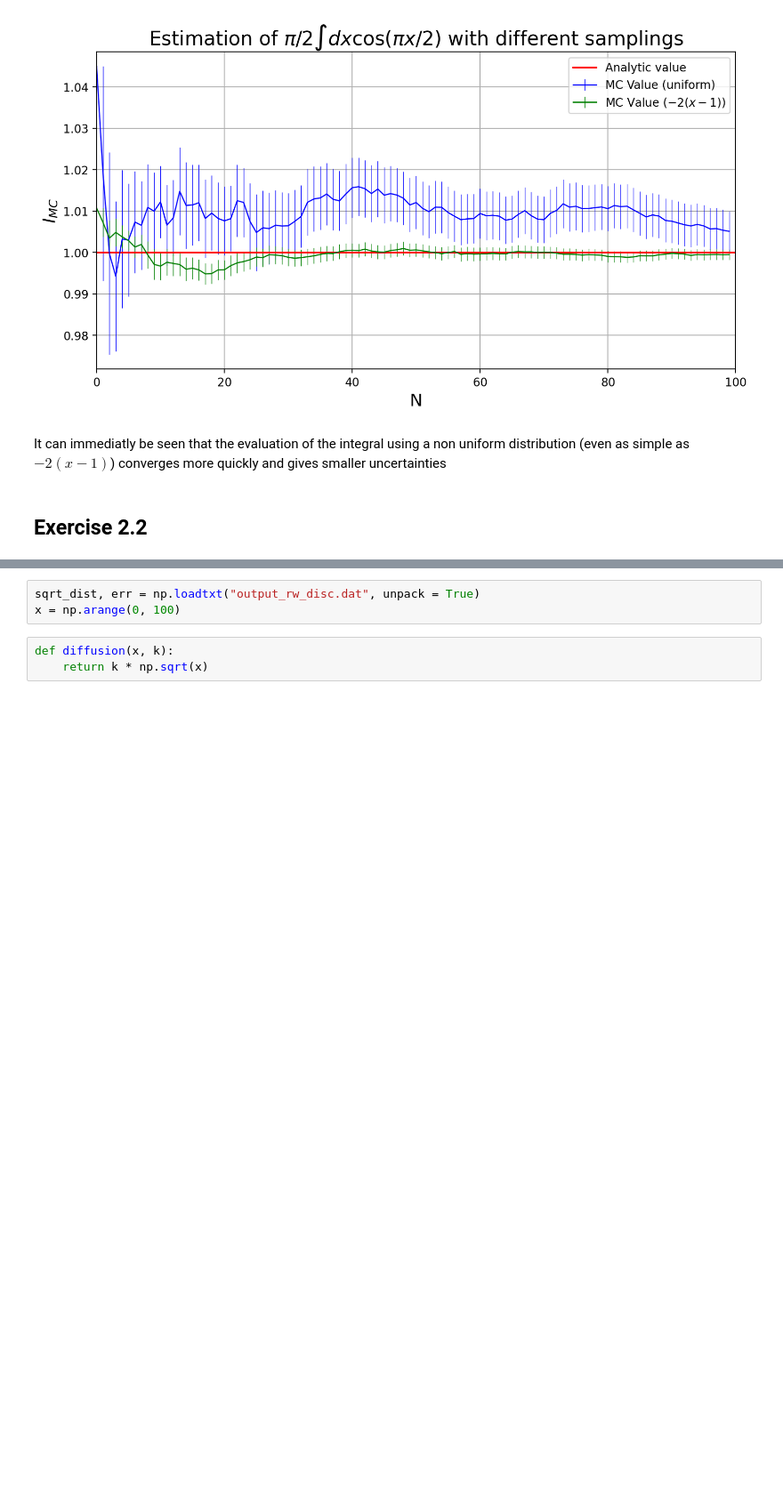
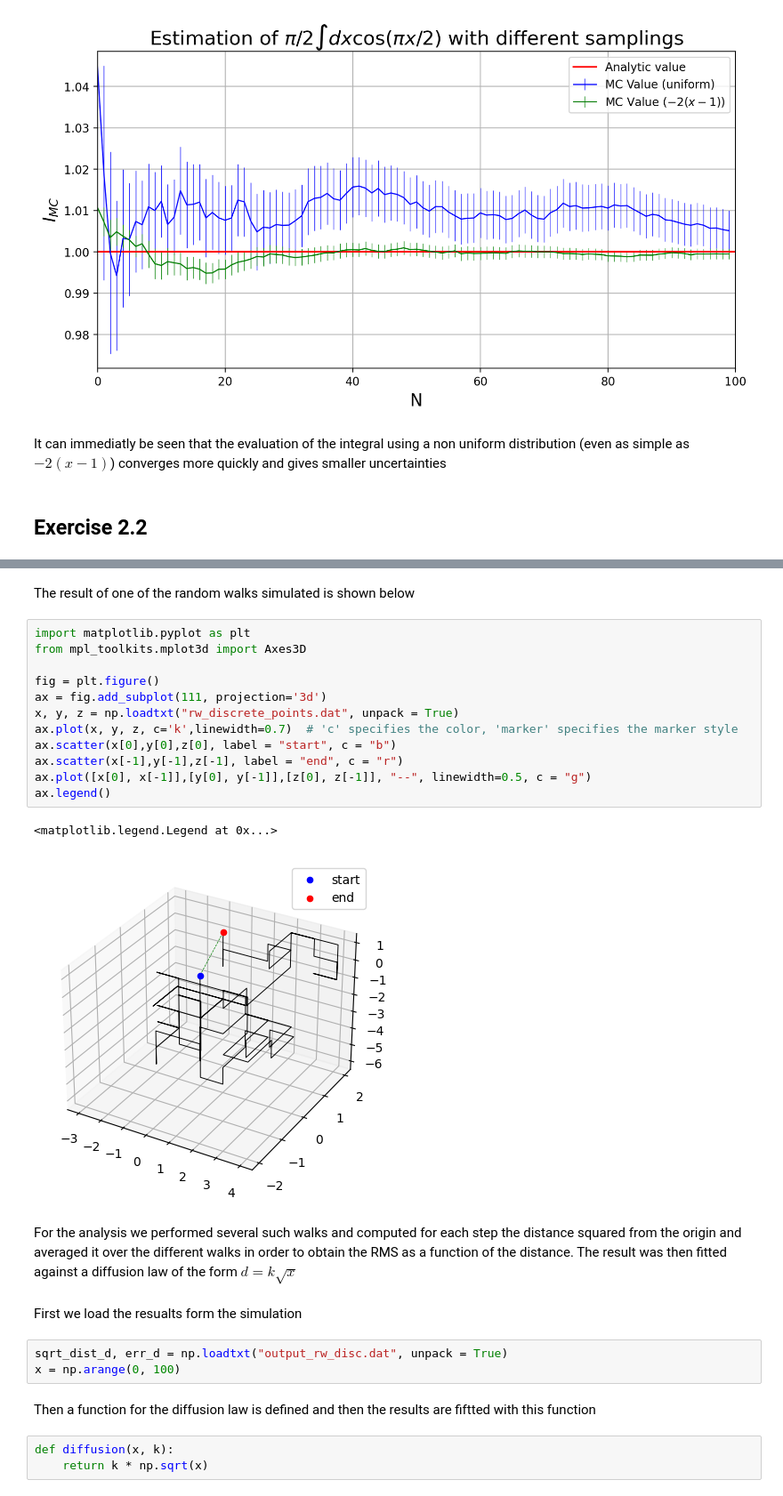
Before and after one commit to Giac97/Simulazione-Numerica, a Jupyter notebook: notebooks/Exercise 2/Exercise 2 - Analysis.ipynb, the cells around one changed output, grey strips where cells are left out. Shown at 89% size. Drawn from its saved outputs; the diff is of its cells as text; blank space fills up the shorter version.

```diff
--- a/notebooks/Exercise 2/Exercise 2 - Analysis.ipynb
+++ b/notebooks/Exercise 2/Exercise 2 - Analysis.ipynb
@@ -39,6 +46,29 @@ It can immediatly be seen that the evaluation of the integral using a non unifor
+# %% [markdown]
+The result of one of the random walks simulated is shown below
+# %%
+import matplotlib.pyplot as plt
+from mpl_toolkits.mplot3d import Axes3D
+
+fig = plt.figure()
+ax = fig.add_subplot(111, projection='3d')
+x, y, z = np.loadtxt("rw_discrete_points.dat", unpack = True)
+ax.plot(x, y, z, c='k',linewidth=0.7)  # 'c' specifies the color, 'marker' specifies the marker style
+ax.scatter(x[0],y[0],z[0], label = "start", c = "b")
+ax.scatter(x[-1],y[-1],z[-1], label = "end", c = "r")
+ax.plot([x[0], x[-1]],[y[0], y[-1]],[z[0], z[-1]], "--", linewidth=0.5, c = "g")
+ax.legend()
+# %% [output]
+<matplotlib.legend.Legend at 0x...>
+[figure, added]
+# %% [markdown]
+For the analysis we performed several such walks and computed for each step the distance squared from the origin and averaged it over the different walks in order to obtain the RMS as a function of the distance. The result was then fitted against a diffusion law of the form $d = k\sqrt{x}$
+# %% [markdown]
+First we load the resualts form the simulation
 # %%
-sqrt_dist, err = np.loadtxt("output_rw_disc.dat", unpack = True)
+sqrt_dist_d, err_d = np.loadtxt("output_rw_disc.dat", unpack = True)
 x = np.arange(0, 100)
+# %% [markdown]
+Then a function for the diffusion law is defined and then the results are fiftted with this function
 # %%
 def diffusion(x, k):
     return k * np.sqrt(x)
```
Also changed, not shown: parts of 14 cells of this notebook, 5 other files.
